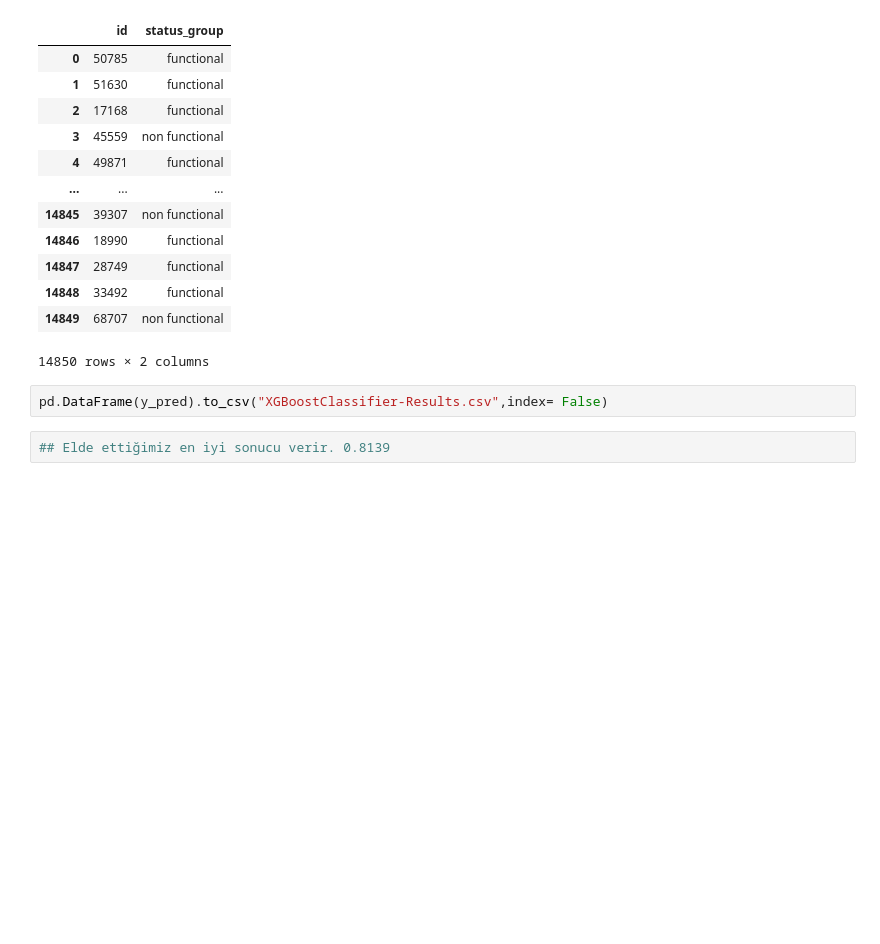
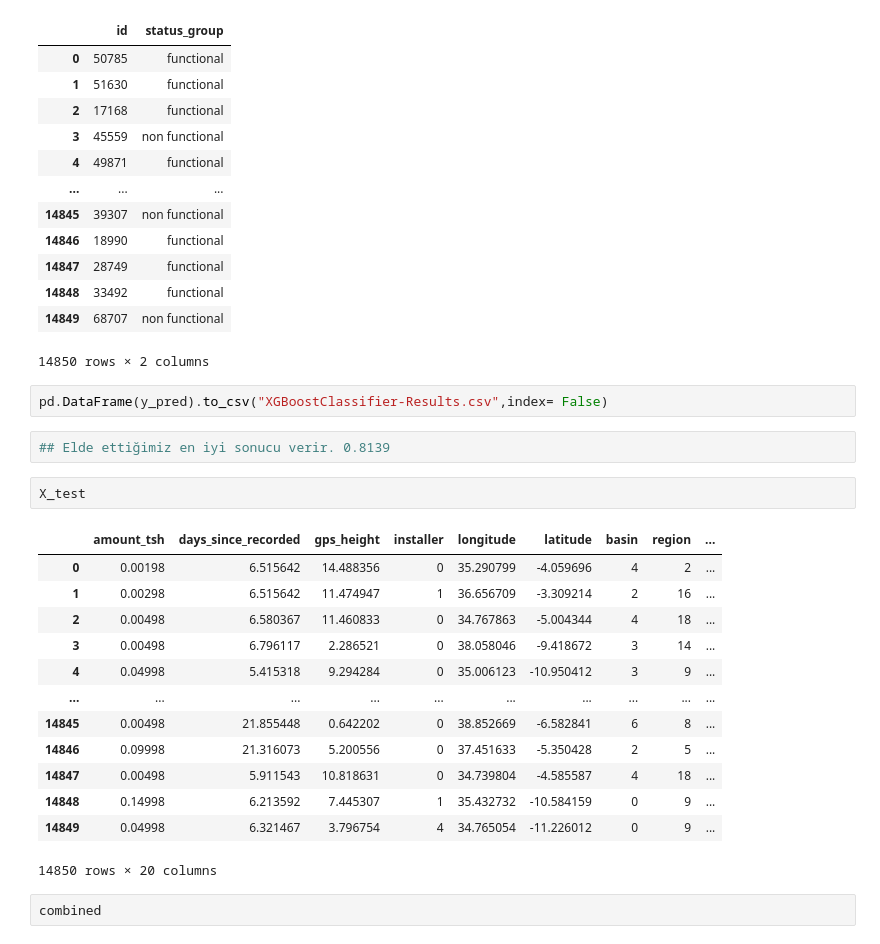
Before and after one commit to ayberkuslu/MLProject, a Jupyter notebook: XGBClassifier/XGBoostClassifier.ipynb, the cells around one changed output. Cells and saved outputs as stored; diff of their text form; blank space fills up the shorter version.

```diff
--- a/XGBClassifier/XGBoostClassifier.ipynb
+++ b/XGBClassifier/XGBoostClassifier.ipynb
@@ -227,3 +245,21 @@ y_pred
 pd.DataFrame(y_pred).to_csv("XGBoostClassifier-Results.csv",index= False)
 # %%
 ## Elde ettiğimiz en iyi sonucu verir. 0.8139
+# %%
+X_test
+# %% [output]
+|  | amount_tsh | days_since_recorded | gps_height | installer | longitude | latitude | basin | region | ... |
+| 0 | 0.00198 | 6.515642 | 14.488356 | 0 | 35.290799 | -4.059696 | 4 | 2 | ... |
+| 1 | 0.00298 | 6.515642 | 11.474947 | 1 | 36.656709 | -3.309214 | 2 | 16 | ... |
+| 2 | 0.00498 | 6.580367 | 11.460833 | 0 | 34.767863 | -5.004344 | 4 | 18 | ... |
+| 3 | 0.00498 | 6.796117 | 2.286521 | 0 | 38.058046 | -9.418672 | 3 | 14 | ... |
+| 4 | 0.04998 | 5.415318 | 9.294284 | 0 | 35.006123 | -10.950412 | 3 | 9 | ... |
+| ... | ... | ... | ... | ... | ... | ... | ... | ... | ... |
+| 14845 | 0.00498 | 21.855448 | 0.642202 | 0 | 38.852669 | -6.582841 | 6 | 8 | ... |
+| 14846 | 0.09998 | 21.316073 | 5.200556 | 0 | 37.451633 | -5.350428 | 2 | 5 | ... |
+| 14847 | 0.00498 | 5.911543 | 10.818631 | 0 | 34.739804 | -4.585587 | 4 | 18 | ... |
+| 14848 | 0.14998 | 6.213592 | 7.445307 | 1 | 35.432732 | -10.584159 | 0 | 9 | ... |
+| 14849 | 0.04998 | 6.321467 | 3.796754 | 4 | 34.765054 | -11.226012 | 0 | 9 | ... |
+14850 rows × 20 columns
+# %%
+combined
```
Also changed, not shown: parts of 13 cells of this notebook.
